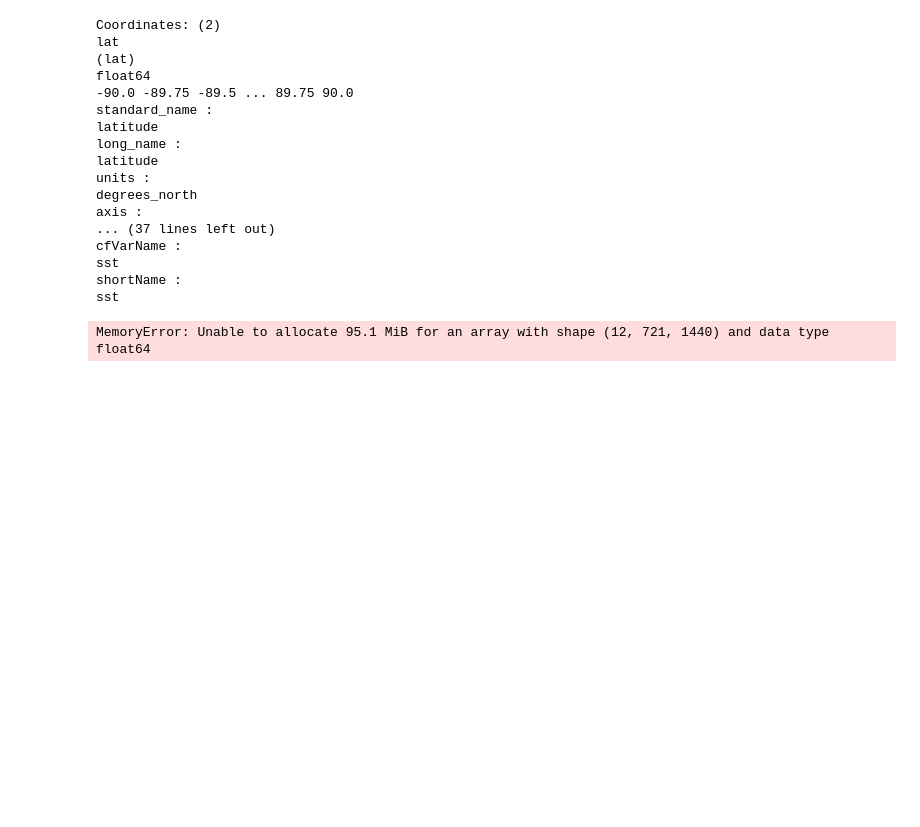
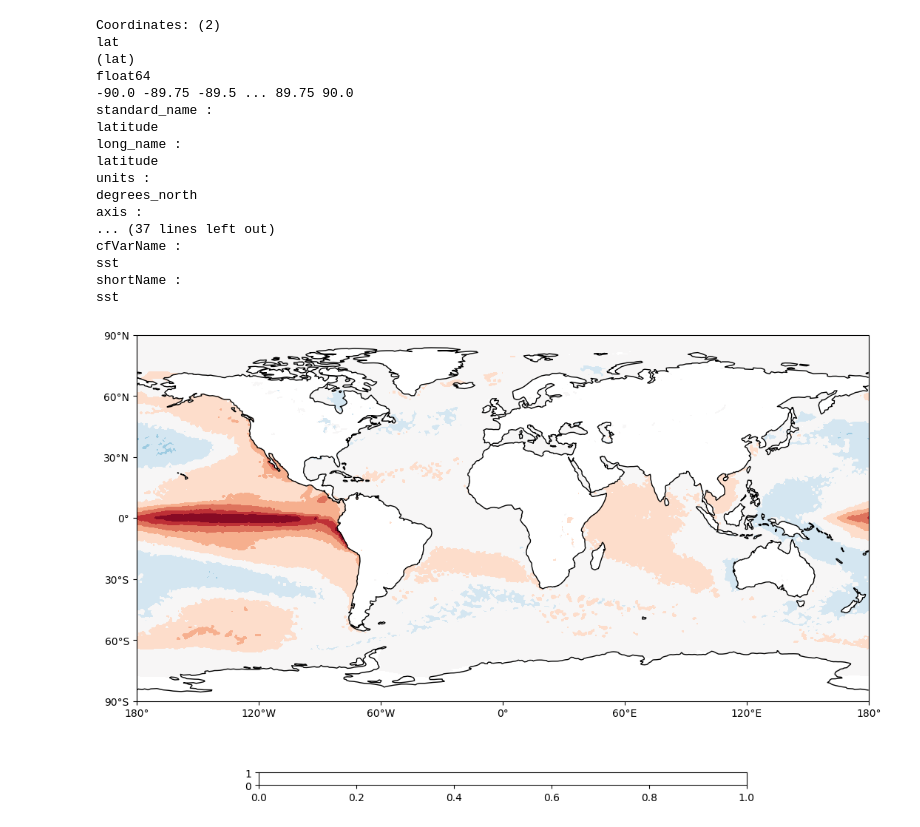
Before and after one commit to Predictia/AQUA, a Jupyter notebook: diagnostics/teleconnections/notebooks/simple_map.ipynb, the cells around one changed output. Drawn from its saved outputs; the diff is of its cells as text; code cells hidden in the pictures; blank space fills up the shorter version.

```diff
--- a/diagnostics/teleconnections/notebooks/simple_map.ipynb
+++ b/diagnostics/teleconnections/notebooks/simple_map.ipynb
@@ -29,5 +8,5 @@ model = 'ERA5'
 exp = 'era5'
 source = 'monthly'
 # %%
-tc = Teleconnection(model, exp, source, 'ENSO')
+tc = Teleconnection(model, exp, source, 'ENSO', loglevel='INFO')
 # %% [output]
@@ -37,2 +22,0 @@ tc = Teleconnection(model, exp, source, 'ENSO')
-# %%
-tc.run()
@@ -76,7 +63,3 @@ cfVarName :
 sst
 shortName :
 sst
-# %%
-tc.regression.plot()
-# %% [output]
-MemoryError: Unable to allocate 95.1 MiB for an array with shape (12, 721, 1440) and data type float64
@@ -100,0 +66,3 @@ simple_map(tc.regression)
+# %%
+# load data to be plot:
+data = tc.regression.load()
@@ -100,0 +71,4 @@ simple_map(tc.regression)
+# %%
+plot_single_map(data)
+# %% [output]
+[figure, added]
```
Also changed, not shown: parts of 9 cells of this notebook.
